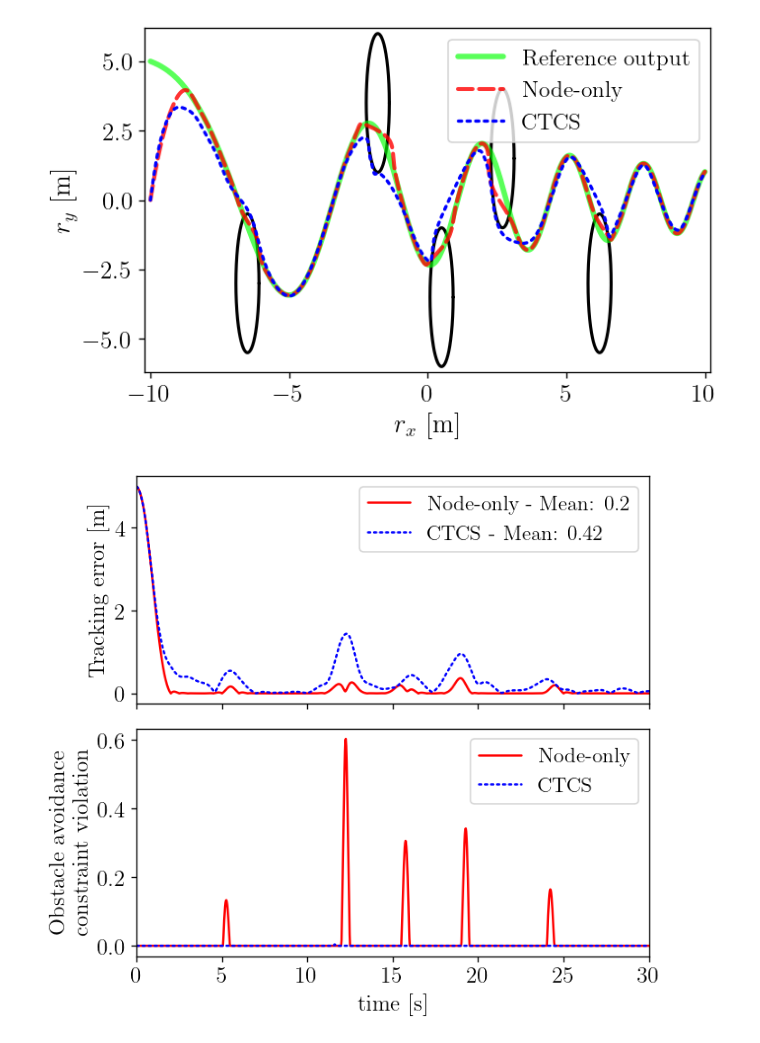
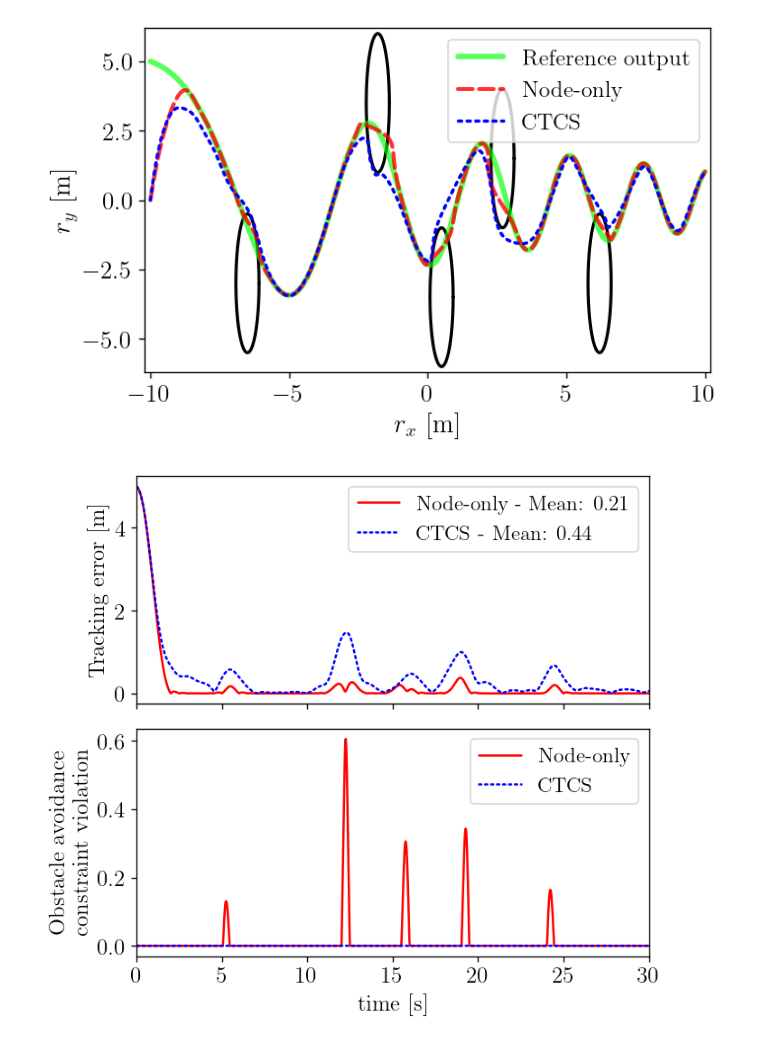
Before and after one commit to sametuzun781/NMPC-CTCS, a Jupyter notebook: NMPC-CTCS.ipynb, the cells around one changed output. Saved outputs shown, nothing was run; the diff lists cells and outputs as text; code cells hidden in the pictures.

Commit message:
Vehicle dynamics are updated. Drag is added to the dynamics

```diff
--- a/NMPC-CTCS.ipynb
+++ b/NMPC-CTCS.ipynb
@@ -35,7 +34,7 @@ from matplotlib.pyplot import cm
 # %%
 save_animation = False
 save_fig = False
-fig_format = ['pdf', 'png'][1]
+fig_format = ['pdf', 'png'][0]
 # %% [markdown]
 ## Parameters
 # %%
@@ -92,6 +91,7 @@ def params_fcn() -> T.Dict[str, T.Any]:
 
         vehicle_v_max = 2.5, # [m/s]
         vehicle_a_max = 5.0, # [m/s^2]
+        cd = 0.05, # Drag coefficient
 
         # ---------------------------------------------------------------------------------------------------
 
@@ -136,7 +136,7 @@ def params_fcn() -> T.Dict[str, T.Any]:
                  np.array([ 6.2, -3.0]),
                 ],
         r_obs = 1,
-        obs_sfty_fac = 1.04,
+        obs_sfty_fac = 1.05,
 
         # Referance output
         ref_node = False, # For node-only
@@ -218,10 +218,11 @@ def augmented_dynamics(params: T.Dict[str, T.Any]) -> T.Dict[str, T.Any]:
         if params['ref_ctcs']:
             f_ref = params['w_ref_ctcs'] * ((x[0] - p[2])**2 + (x[1] - p[3])**2)
 
+        speed = (x[2]**2+x[3]**2)**(0.5)
         return np.array([x[2],
                          x[3],
-                         u[0],
-                         u[1],
+                         u[0] - params['cd'] * x[2] * speed,
+                         u[1] - params['cd'] * x[3] * speed,
                          f_obs_max_sq,
                          f_ref,
                         ])
@@ -237,12 +238,13 @@ def augmented_dynamics(params: T.Dict[str, T.Any]) -> T.Dict[str, T.Any]:
         if params['ref_ctcs']:
             ref_grad = params['w_ref_ctcs'] * (2*(x[0:2] - p[2:4]))
 
+        speed = (x[2]**2+x[3]**2 + 1e-6)**(0.5)
         return np.array([[0, 0, 1, 0, 0, 0],
-                        [0, 0, 0, 1, 0, 0],
-                        [0, 0, 0, 0, 0, 0],
-                        [0, 0, 0, 0, 0, 0],
-                        [obs_grad[0], obs_grad[1], 0, 0, 0, 0],
-                        [ref_grad[0], ref_grad[1], 0, 0, 0, 0]])
+                         [0, 0, 0, 1, 0, 0],
+                         [0, 0, -params['cd'] * (speed + x[2]**2 / speed), -params['cd'] * (      x[2]*x[3] / speed), 0, 0],
+                         [0, 0, -params['cd'] * (      x[2]*x[3] / speed), -params['cd'] * (speed + x[3]**2 / speed), 0, 0],
+                         [obs_grad[0], obs_grad[1], 0, 0, 0, 0],
+                         [ref_grad[0], ref_grad[1], 0, 0, 0, 0]])
 
 
     def B(x,u,p):
@@ -816,38 +818,36 @@ if save_fig: fig.savefig(path_1 + '/' + fldr + '/Num_sim.' + fig_format, bbox_in
 plt.rc('xtick', labelsize=15)    # fontsize of the tick labels
 plt.rc('ytick', labelsize=15)    # fontsize of the tick labels
 
 fig, (ax0, ax1) = plt.subplots(figsize=(6, 16/3), nrows=2, sharex=True)
 
 ref_pos_data = params['ref_pos'](np.linspace(0, params['total_time'], results_3['times'].shape[0]))
 tracking_err = np.linalg.norm(results_3['x_all'][:, 0:2] - ref_pos_data.T, axis=1)
 tracking_err_node = np.linalg.norm(results_4['x_all'][:, 0:2] - ref_pos_data.T, axis=1)
 
 tracking_err_mean = tracking_err.mean()
 tracking_err_node_mean = tracking_err_node.mean()
 
 ax0.plot(results_4['times'], tracking_err_node, c='red', label="Node-only - Mean: "+str(tracking_err_node_mean.round(2)))
 ax0.plot(results_3['times'], tracking_err, c='blue', linestyle='dotted', label="CTCS - Mean: "+str(tracking_err_mean.round(2)))
 
-# sfty_tgt = 0.97
-sfty_tgt = 1.
 obs_cost_3 = 0
 obs_cost_4 = 0
 for idx in range(len(p_obs)):
-    obs_cost_3 += np.maximum(0, sfty_tgt-np.linalg.norm(H_obs[idx] @ (results_3['x_all'][:, 0:2] - p_obs[idx]).T, axis=0))
-    obs_cost_4 += np.maximum(0, sfty_tgt-np.linalg.norm(H_obs[idx] @ (results_4['x_all'][:, 0:2] - p_obs[idx]).T, axis=0))
+    obs_cost_3 += np.maximum(0, 1. - np.linalg.norm(H_obs[idx] @ (results_3['x_all'][:, 0:2] - p_obs[idx]).T, axis=0))
+    obs_cost_4 += np.maximum(0, 1. - np.linalg.norm(H_obs[idx] @ (results_4['x_all'][:, 0:2] - p_obs[idx]).T, axis=0))
 
 ax1.plot(results_4['times'], obs_cost_4, c='red', label="Node-only") #+str(obs_cost_4.sum().round(2))
 ax1.plot(results_3['times'], obs_cost_3, c='blue', linestyle='dotted', label="CTCS") #+str(obs_cost_3.sum().round(2))
 
 ax1.set_ylabel('Obstacle avoidance \n constraint violation', size=15)
 ax0.set_ylabel('Tracking error [m]', size=15)
 ax1.set_xlabel('time [s]', size=15)
 ax0.legend(loc="upper right", fontsize=14)
 ax1.legend(loc="upper right", fontsize=14)
 
 if save_fig: fig.savefig(path_1 + '/' + fldr + '/cost_cons_time.' + fig_format, bbox_inches="tight")
 # %% [output]
-[figure, old version]
+[figure, new version]
 # %%
 params0 = params_fcn()
 params = augmented_dynamics(params0)
```
Also changed, not shown: parts of 2 cells of this notebook, 4 other files.
